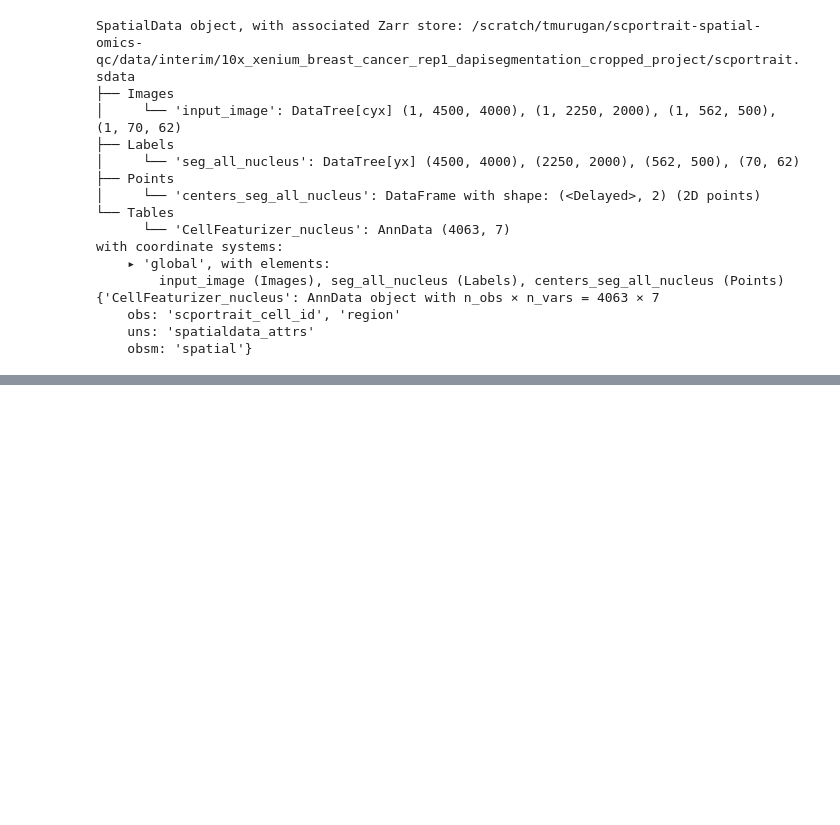
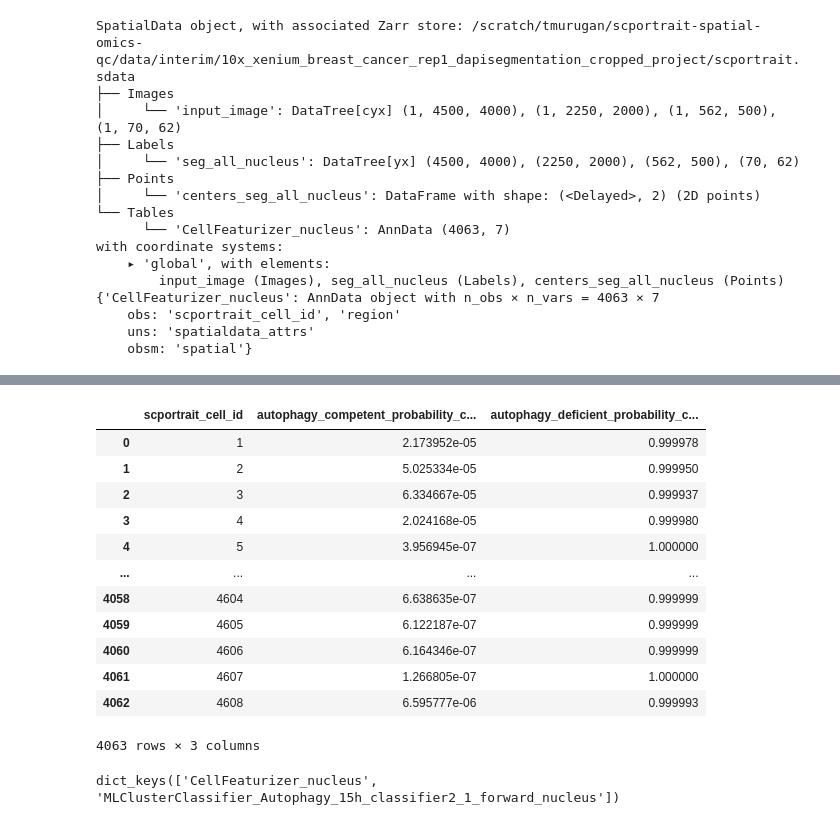
Before and after one commit to TPbiocode/scportrait-spatial-omics-qc, a Jupyter notebook: notebooks/02-a_scportrait_workflow_with_dapi_segmentation.ipynb, the cells around one changed output, grey strips where cells are left out. Saved outputs shown, nothing was run; the diff lists cells and outputs as text; code cells hidden in the pictures; blank space fills up the shorter version.

Commit message:
Add MLClusterClassifier featurization using Autophagy model for DAPI segmentation .ipynb

````diff
--- a/notebooks/02-b_scportrait_workflow_with_dapi_segmentation.ipynb
+++ b/notebooks/02-a_scportrait_workflow_with_dapi_segmentation.ipynb
@@ -572,0 +577,9 @@ sdata_result.write(output_path)
+# %%
+from scportrait.pipeline.featurization import MLClusterClassifier
+
+# Update the featurization configuration to use MLClusterClassifier and the updated configuration file
+project.config_path = "../configs/dapi_segmentation_config.yml"
+project._get_config_file(project.config_path)
+project._setup_featurization_f(MLClusterClassifier)
+
+display(Markdown(f"```yaml\n{yaml.dump(project.featurization_f.config, default_flow_style=False)}\n```"))
@@ -572,0 +651,38 @@ sdata_result.write(output_path)
+# %%
+# Load MLClusterClassifier AnnData and prepare results
+
+adata = project.sdata["MLClusterClassifier_Autophagy_15h_classifier2_1_forward_nucleus"].copy()
+
+adata.var_names = [
+    "autophagy_competent_probability_class_0",
+    "autophagy_deficient_probability_class_1",
+]
+
+# Convert log-probabilities (in scPortrait output for increased precision) to probabilities
+adata.X = np.exp(adata.X)
+# %%
+# Create a DataFrame from the AnnData object for downstream analysis and visualization
+adata.to_df().head()
+results = adata.to_df()
+
+results.insert(
+    0,
+    "scportrait_cell_id",
+    adata.obs["scportrait_cell_id"].values,
+)
+
+results
+# %% [output]
+|  | scportrait_cell_id | autophagy_competent_probability_c... | autophagy_deficient_probability_c... |
+| 0 | 1 | 2.173952e-05 | 0.999978 |
+| 1 | 2 | 5.025334e-05 | 0.999950 |
+| 2 | 3 | 6.334667e-05 | 0.999937 |
+| 3 | 4 | 2.024168e-05 | 0.999980 |
+| 4 | 5 | 3.956945e-07 | 1.000000 |
+| ... | ... | ... | ... |
+| 4058 | 4604 | 6.638635e-07 | 0.999999 |
+| 4059 | 4605 | 6.122187e-07 | 0.999999 |
+| 4060 | 4606 | 6.164346e-07 | 0.999999 |
+| 4061 | 4607 | 1.266805e-07 | 1.000000 |
+| 4062 | 4608 | 6.595777e-06 | 0.999993 |
+4063 rows × 3 columns
@@ -572,0 +700,19 @@ sdata_result.write(output_path)
+# %%
+# Add the edited ML classifier table to existing SpatialData
+
+from spatialdata import SpatialData
+
+output_path = "../data/results/xenium_dapi_cellfeaturizer.sdata.zarr"
+
+# Open the existing SpatialData
+sdata = SpatialData.read(output_path)
+
+# Add the new table in memory
+sdata.tables[
+    "MLClusterClassifier_Autophagy_15h_classifier2_1_forward_nucleus"
+] = adata
+
+# Verify that the new table has been added to the SpatialData object before writing to disk
+print(sdata.tables.keys())
+# %% [output]
+dict_keys(['CellFeaturizer_nucleus', 'MLClusterClassifier_Autophagy_15h_classifier2_1_forward_nucleus'])
````
Also changed, not shown: parts of 15 cells of this notebook, 1 other file.
